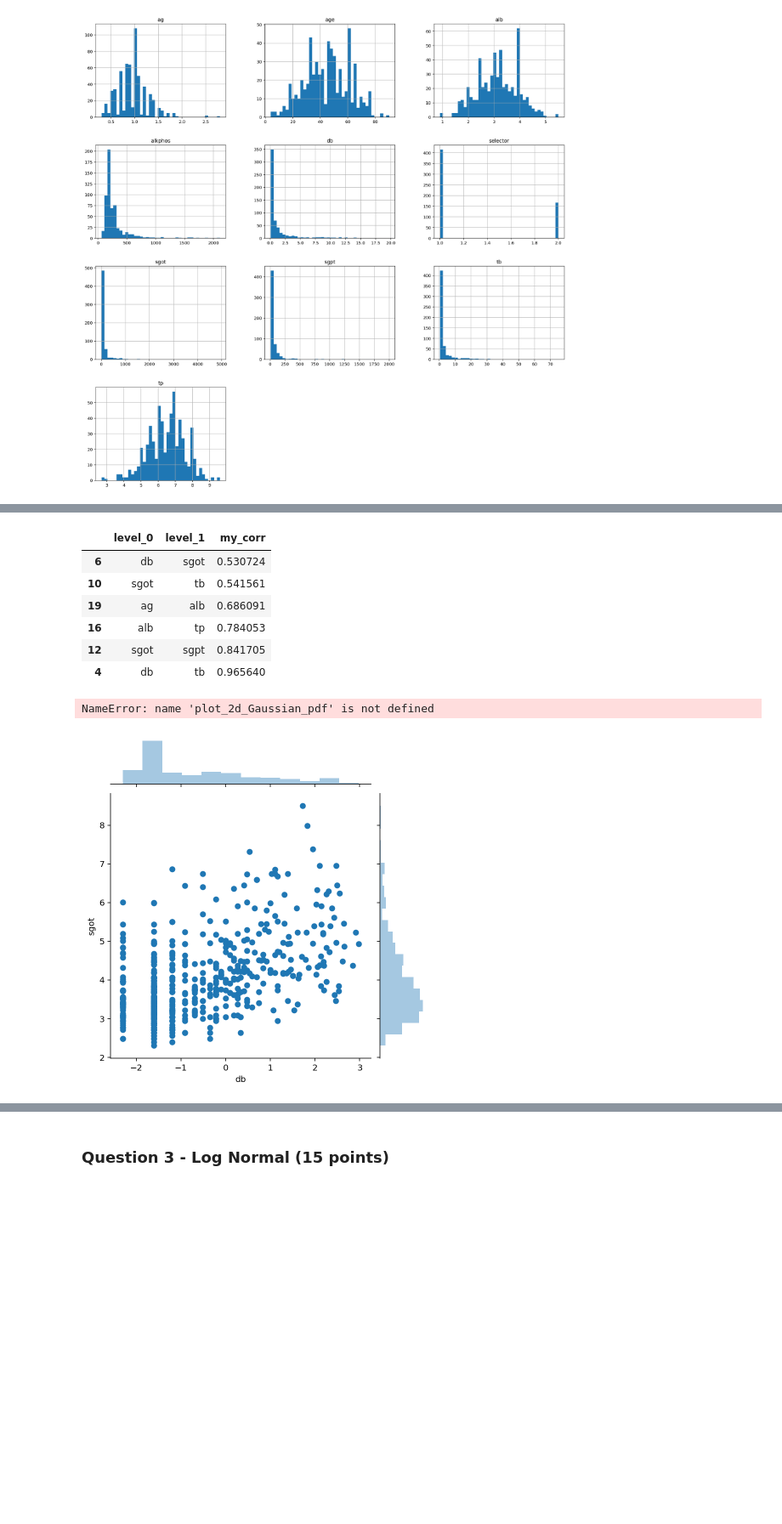
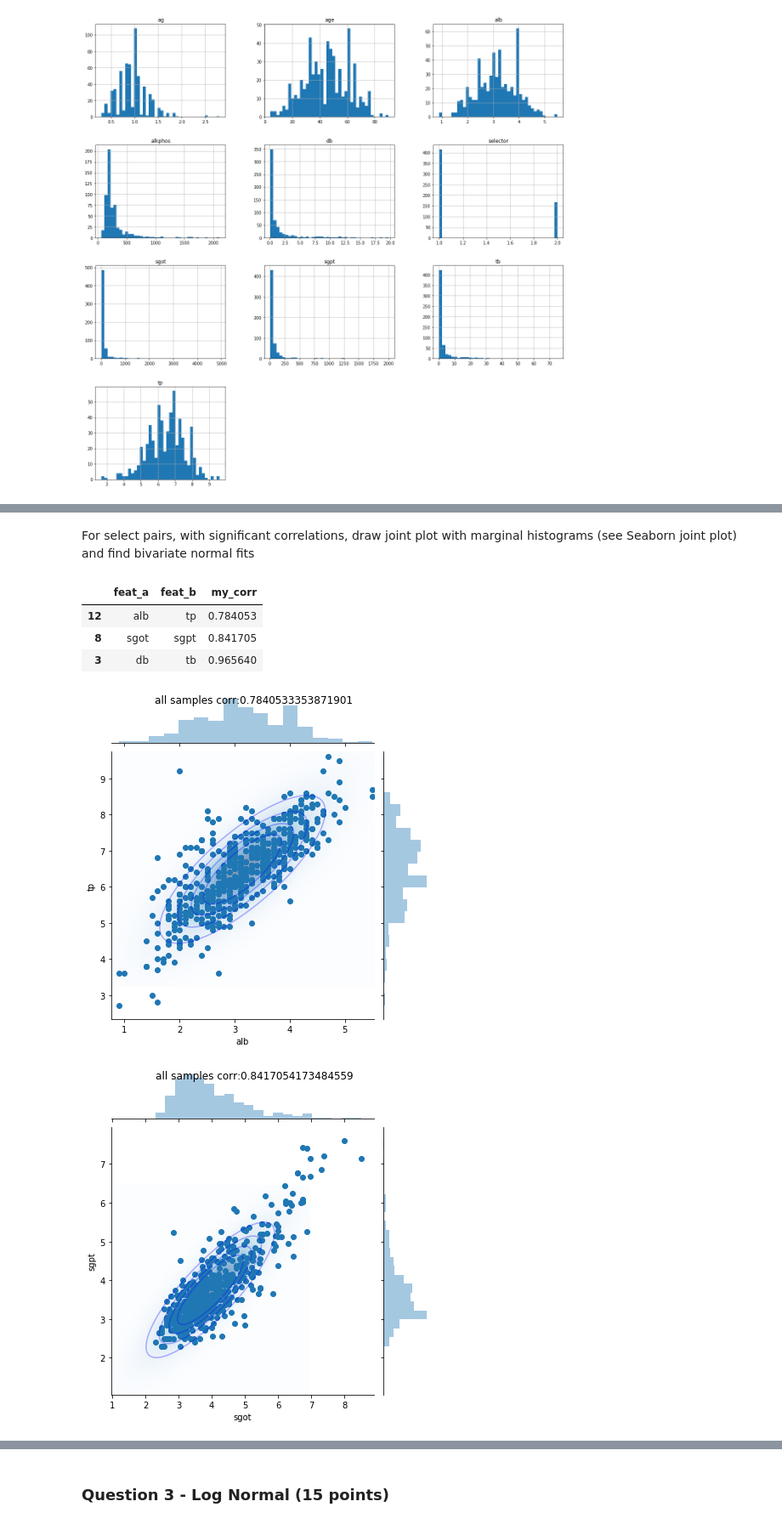
Before and after one commit to ihadanny/stat3620, a Jupyter notebook: HW3_034537969_322156159.ipynb, the cells around one changed output, grey strips where cells are left out. Shown at 85% size. Drawn from its saved outputs; the diff is of its cells as text; code cells hidden in the pictures; blank space fills up the shorter version.

```diff
--- a/HW3_034537969_322156159.ipynb
+++ b/HW3_034537969_322156159.ipynb
@@ -228,27 +245,17 @@ corr_heat_map(corr)
-# %%
-sig_corr = corr[abs(corr) > 0.5].stack().reset_index(name='my_corr')
-sig_corr = sig_corr.query('level_0 < level_1').sort_values('my_corr')
-sig_corr
-# %% [output]
-|  | level_0 | level_1 | my_corr |
-| 6 | db | sgot | 0.530724 |
-| 10 | sgot | tb | 0.541561 |
-| 19 | ag | alb | 0.686091 |
-| 16 | alb | tp | 0.784053 |
-| 12 | sgot | sgpt | 0.841705 |
-| 4 | db | tb | 0.965640 |
-# %%
-for _, (feat_a, feat_b, my_corr) in sig_corr.iterrows():
-    x, y = df[feat_a], df[feat_b]
-    means = [x.mean(), y.mean()]
-    cov = np.cov([x, y])
-    g = sns.jointplot(x, y)
-    plot_2d_Gaussian_pdf(means, cov, g.ax_joint)
-    g.fig.suptitle(f"{feat_a}-{feat_b} corr:{my_corr}")
-    plt.show()
-# %% [output]
-NameError: name 'plot_2d_Gaussian_pdf' is not defined
-[figure, removed]
+# %% [markdown]
+For select pairs, with significant correlations, draw joint plot with marginal histograms (see Seaborn joint plot) and find bivariate normal fits
+# %%
+def flatten_corr(corr):
+    sig_corr = corr.stack().reset_index()
+    sig_corr.columns = ['feat_a', 'feat_b', 'my_corr']
+    sig_corr = sig_corr.query('feat_a < feat_b').sort_values('my_corr')
+    return sig_corr
+flatten_corr(corr[abs(corr) > 0.7])
+# %% [output]
+|  | feat_a | feat_b | my_corr |
+| 12 | alb | tp | 0.784053 |
+| 8 | sgot | sgpt | 0.841705 |
+| 3 | db | tb | 0.965640 |
 # %%
 # Example code for bivariate pdfs
 from scipy.stats import multivariate_normal as mn
@@ -271,3 +278,18 @@ def plot_2d_Gaussian_pdf(means, cov, ax = None):
     ax.contour(x1_v, x2_v, Y.reshape(x1_v.shape),
                levels=[0.05, 0.1, 0.15, 0.2], alpha=0.3, colors='b')
     return ax
+# %%
+def plot_corr_and_bivariate_pdf(df, feat_a, feat_b, title):
+    x, y = df[feat_a], df[feat_b]
+    means = [x.mean(), y.mean()]
+    cov = np.cov([x, y])
+    g = sns.jointplot(x, y)
+    plot_2d_Gaussian_pdf(means, cov, g.ax_joint)
+    my_corr = df[[feat_a, feat_b]].corr().iloc[0, 1]
+    g.fig.suptitle(f"{title} corr:{my_corr}")
+for _, (feat_a, feat_b, _) in sig_corr.iterrows():
+    plot_corr_and_bivariate_pdf(df, feat_a, feat_b, 'all samples')
+    plt.show()
+# %% [output]
+[figure, added]
+[figure, added]
```
Also changed, not shown: parts of 33 cells of this notebook.
